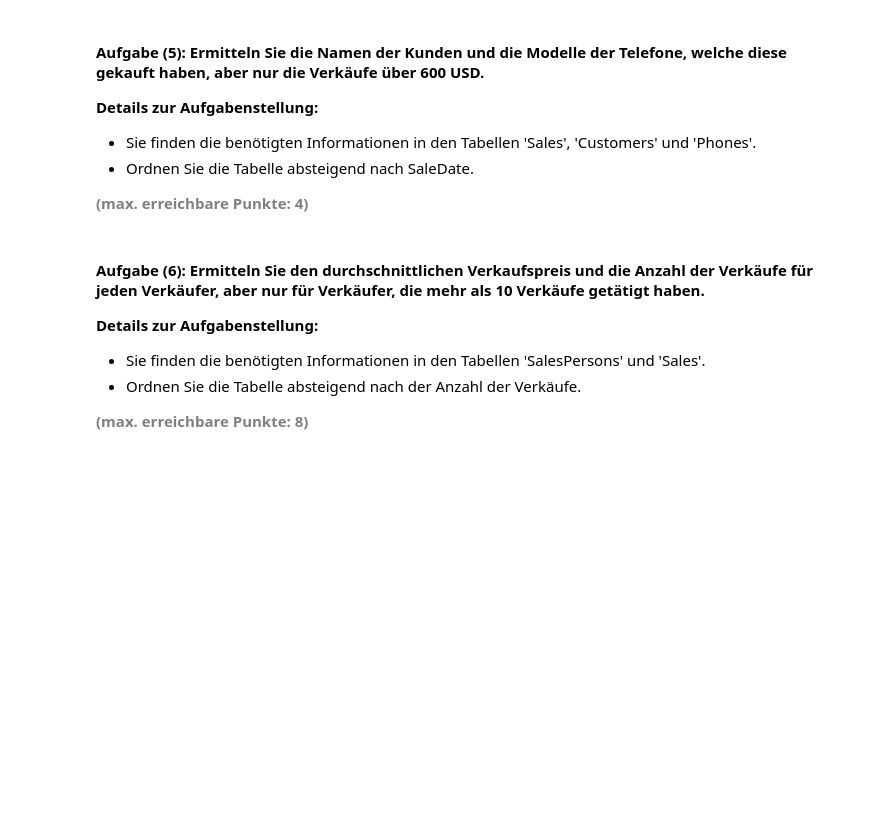
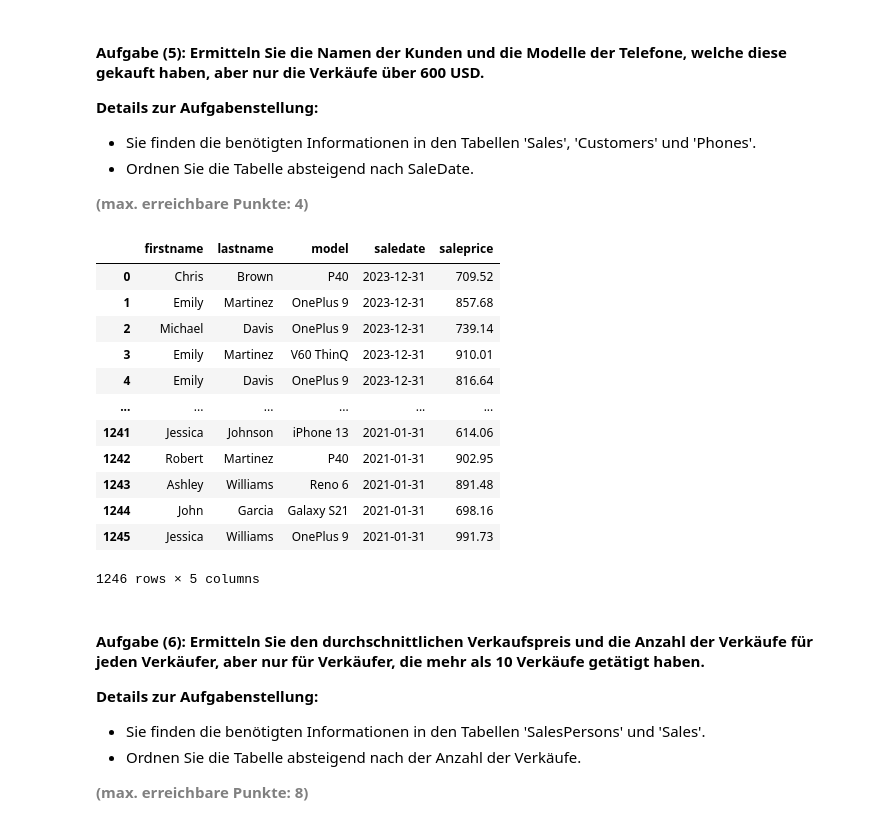
Before and after one commit to aydemmel/python_postgresql_pgadmin, a Jupyter notebook: Test_Exam_Relationale_Daten.ipynb, the cells around one changed output. Cells and saved outputs as stored; diff of their text form; code cells hidden in the pictures; blank space fills up the shorter version.

```diff
--- a/Test_Exam_Relationale_Daten.ipynb
+++ b/Test_Exam_Relationale_Daten.ipynb
@@ -320,15 +342,41 @@ df_aufg3
 <b style="color: gray;">(max. erreichbare Punkte: 4)</b>
 # %%
 # Engine für Datenbankverbindung erstellen
-
+engine = create_engine(db_connection_url)
 
 # Abfrage erstellen und Ergebnis in einem DataFrame speichern
-
+df_aufg5 = pd.read_sql_query('''SELECT
+                                C.FirstName,
+                                C.LastName,
+                                P.Model,
+                                S.SaleDate,
+                                S.SalePrice
+                             FROM Sales S
+                                JOIN Customers C ON S.CustomerID = C.CustomerID
+                                JOIN Phones P ON S.PhoneID = P.PhoneID
+                            WHERE S.SalePrice > 600
+                             ORDER BY S.SaleDate DESC;''',
+                             con=engine)
 
 # Datenbankverbindung trennen
-
+engine.dispose()
 
 # Ergebnis anzeigen
+df_aufg5
+# %% [output]
+|  | firstname | lastname | model | saledate | saleprice |
+| 0 | Chris | Brown | P40 | 2023-12-31 | 709.52 |
+| 1 | Emily | Martinez | OnePlus 9 | 2023-12-31 | 857.68 |
+| 2 | Michael | Davis | OnePlus 9 | 2023-12-31 | 739.14 |
+| 3 | Emily | Martinez | V60 ThinQ | 2023-12-31 | 910.01 |
+| 4 | Emily | Davis | OnePlus 9 | 2023-12-31 | 816.64 |
+| ... | ... | ... | ... | ... | ... |
+| 1241 | Jessica | Johnson | iPhone 13 | 2021-01-31 | 614.06 |
+| 1242 | Robert | Martinez | P40 | 2021-01-31 | 902.95 |
+| 1243 | Ashley | Williams | Reno 6 | 2021-01-31 | 891.48 |
+| 1244 | John | Garcia | Galaxy S21 | 2021-01-31 | 698.16 |
+| 1245 | Jessica | Williams | OnePlus 9 | 2021-01-31 | 991.73 |
+1246 rows × 5 columns
 # %% [markdown]
 #### <b>Aufgabe (6): Ermitteln Sie den durchschnittlichen Verkaufspreis und die Anzahl der Verkäufe für jeden Verkäufer, aber nur für Verkäufer, die mehr als 10 Verkäufe getätigt haben.</b>
 <b>Details zur Aufgabenstellung:</b>
```
Also changed, not shown: parts of 5 cells of this notebook.
